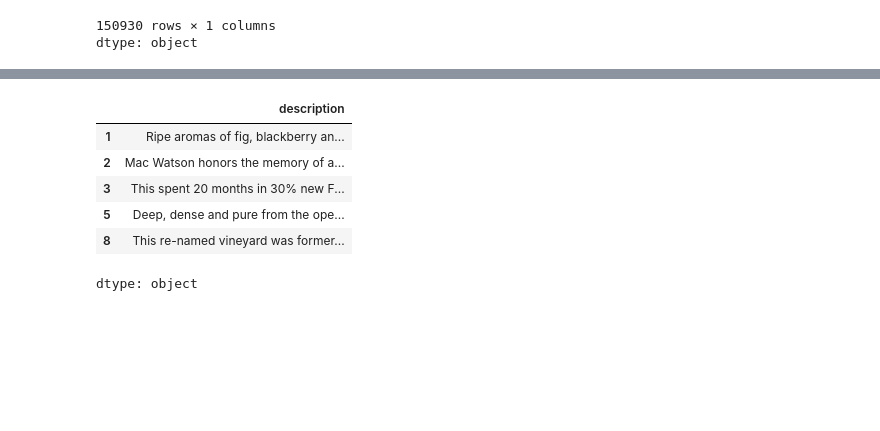
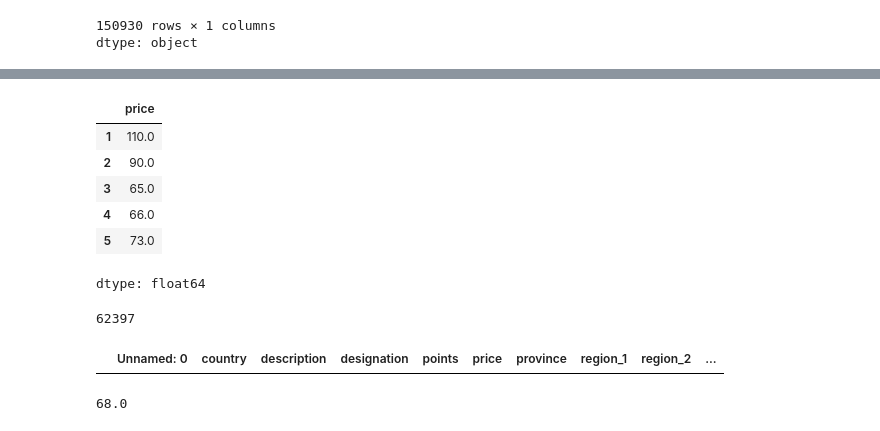
Before and after one commit to Dra001ven/winemag-data, a Jupyter notebook: wine.ipynb, the cells around one changed output, grey strips where cells are left out. Cells and saved outputs as stored; diff of their text form; code cells hidden in the pictures; blank space fills up the shorter version.

```diff
--- a/wine.ipynb
+++ b/wine.ipynb
@@ -85,11 +85,27 @@ np.float64(235.0)
 # %%
-sample_reviews = wine_reviews.description.iloc[[1,2,3,5,8]]
-sample_reviews
+description = wine_reviews.loc[[1,2,3,4,5], 'price']
+
+description
 # %% [output]
-|  | description |
-| 1 | Ripe aromas of fig, blackberry an... |
-| 2 | Mac Watson honors the memory of a... |
-| 3 | This spent 20 months in 30% new F... |
-| 5 | Deep, dense and pure from the ope... |
-| 8 | This re-named vineyard was former... |
+|  | price |
+| 1 | 110.0 |
+| 2 | 90.0 |
+| 3 | 65.0 |
+| 4 | 66.0 |
+| 5 | 73.0 |
-dtype: object
+dtype: float64
+# %%
+total_us = len(wine_reviews[wine_reviews['country'] == 'US'])
+print(total_us)
+# %% [output]
+62397
+# %%
+wine_reviews.loc[wine_reviews.price.isnull()]
+# %% [output]
+|  | Unnamed: 0 | country | description | designation | points | price | province | region_1 | region_2 | ... |
+# %%
+wine_reviews['price'] = wine_reviews['price'].fillna(100)
+
+print(wine_reviews.price[51])
+# %% [output]
+68.0
```
Also changed, not shown: parts of 5 cells of this notebook.
